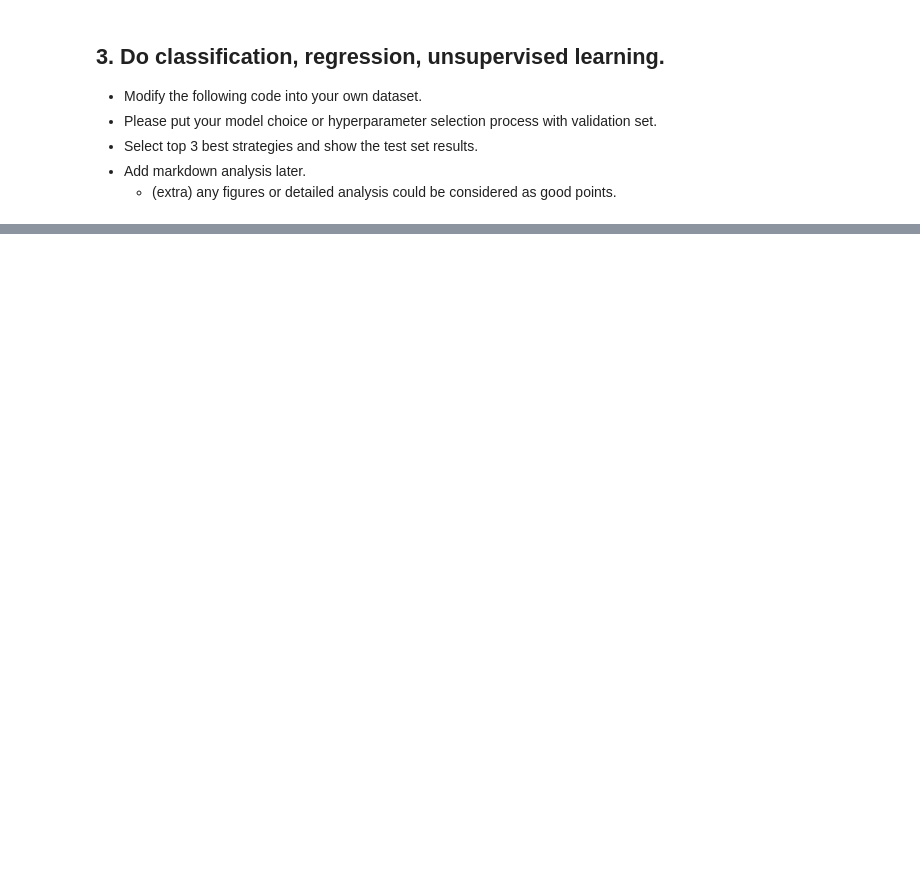
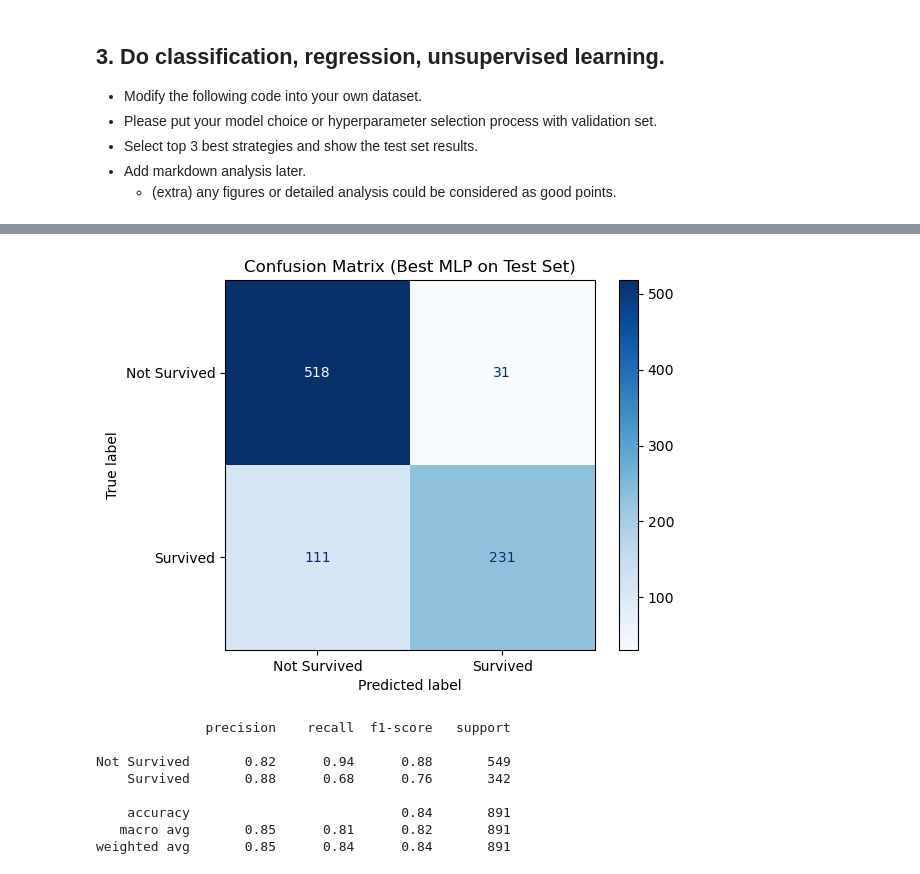
Before and after one commit to oesmln/intro-to-ai-ml-basic, a Jupyter notebook: code/Intro_to_AI_ML_Basic.ipynb, the cells around one changed output, grey strips where cells are left out. Drawn from its saved outputs; the diff is of its cells as text; code cells hidden in the pictures; blank space fills up the shorter version.

```diff
--- a/code/Intro_to_AI_ML_Basic.ipynb
+++ b/code/Intro_to_AI_ML_Basic.ipynb
@@ -297,0 +560,37 @@ Epoch별 검증 성능(일부)은 다음과 같다.
+# %%
+from sklearn.metrics import confusion_matrix, ConfusionMatrixDisplay, classification_report
+
+# MLP는 torch 텐서로 다시 예측값 얻기
+X_te_t = torch.tensor(X_test_s, dtype=torch.float32)
+
+best_mlp_model.eval()
+with torch.no_grad():
+    logits = best_mlp_model(X_te_t)
+    preds = logits.argmax(dim=1).numpy()
+
+y_true = y_test  # numpy
+
+# --------- Confusion Matrix ---------
+cm = confusion_matrix(y_true, preds)
+disp = ConfusionMatrixDisplay(confusion_matrix=cm,
+                              display_labels=["Not Survived", "Survived"])
+disp.plot(cmap="Blues")
+plt.title("Confusion Matrix (Best MLP on Test Set)")
+plt.show()
+
+# --------- Classification Report (precision/recall/F1) ---------
+print(classification_report(
+    y_true,
+    preds,
+    target_names=["Not Survived", "Survived"]
+))
+# %% [output]
+[figure, added]
+              precision    recall  f1-score   support
+
+Not Survived       0.82      0.94      0.88       549
+    Survived       0.88      0.68      0.76       342
+
+    accuracy                           0.84       891
+   macro avg       0.85      0.81      0.82       891
+weighted avg       0.85      0.84      0.84       891
```
Also changed, not shown: parts of 17 cells of this notebook.
